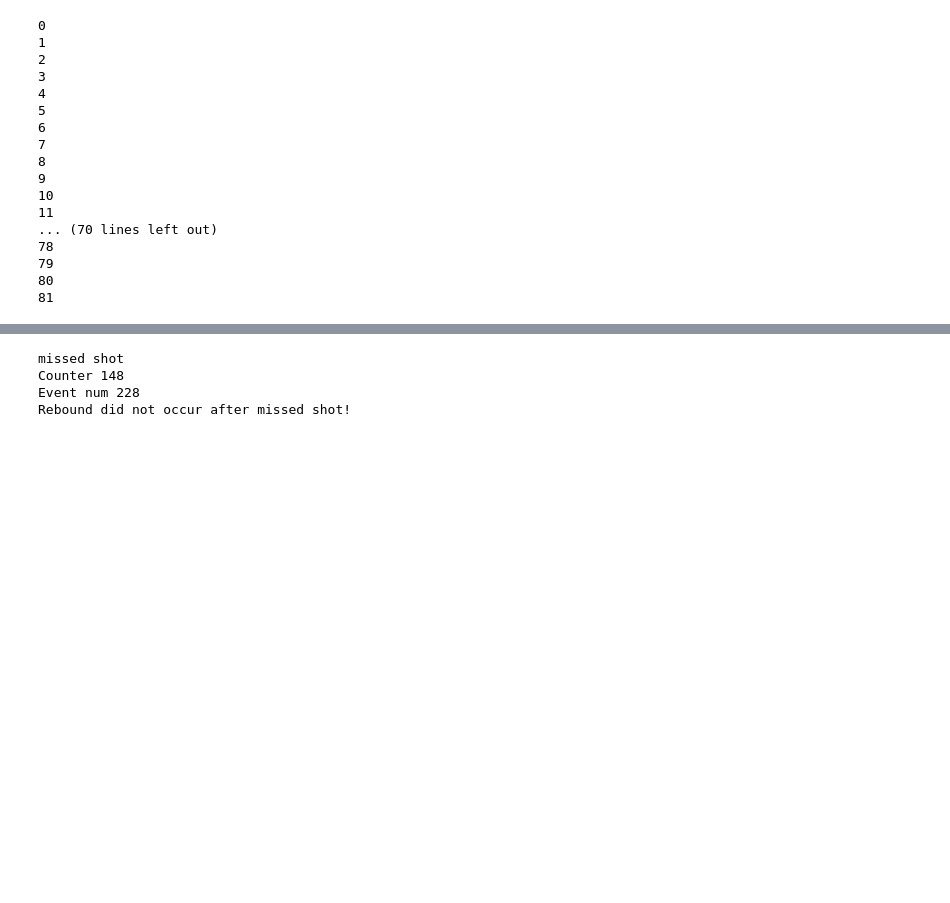
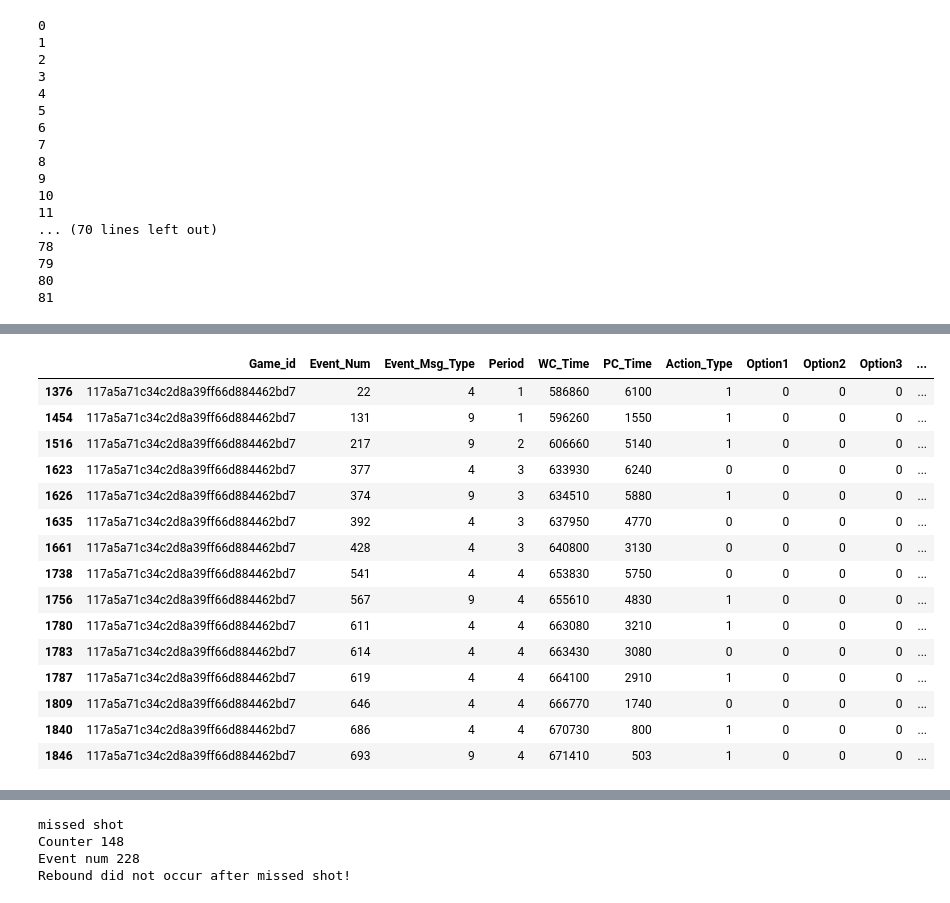
Before and after one commit to wpouse/NBA, a Jupyter notebook: Hackathon Prompt/NBAPlayerRatings.ipynb, the cells around one changed output, grey strips where cells are left out. Cells and saved outputs as stored; diff of their text form; code cells hidden in the pictures; blank space fills up the shorter version.

```diff
--- a/Hackathon Prompt/NBAPlayerRatings.ipynb
+++ b/Hackathon Prompt/NBAPlayerRatings.ipynb
@@ -706,0 +857,19 @@ gamePlayByPlay[180:200]
+# %%
+gamePlayByPlay[gamePlayByPlay['Person1'] == 'db997674156aaff04aede51c0be7f8cf']
+# %% [output]
+|  | Game_id | Event_Num | Event_Msg_Type | Period | WC_Time | PC_Time | Action_Type | Option1 | Option2 | Option3 | ... |
+| 1376 | 117a5a71c34c2d8a39ff66d884462bd7 | 22 | 4 | 1 | 586860 | 6100 | 1 | 0 | 0 | 0 | ... |
+| 1454 | 117a5a71c34c2d8a39ff66d884462bd7 | 131 | 9 | 1 | 596260 | 1550 | 1 | 0 | 0 | 0 | ... |
+| 1516 | 117a5a71c34c2d8a39ff66d884462bd7 | 217 | 9 | 2 | 606660 | 5140 | 1 | 0 | 0 | 0 | ... |
+| 1623 | 117a5a71c34c2d8a39ff66d884462bd7 | 377 | 4 | 3 | 633930 | 6240 | 0 | 0 | 0 | 0 | ... |
+| 1626 | 117a5a71c34c2d8a39ff66d884462bd7 | 374 | 9 | 3 | 634510 | 5880 | 1 | 0 | 0 | 0 | ... |
+| 1635 | 117a5a71c34c2d8a39ff66d884462bd7 | 392 | 4 | 3 | 637950 | 4770 | 0 | 0 | 0 | 0 | ... |
+| 1661 | 117a5a71c34c2d8a39ff66d884462bd7 | 428 | 4 | 3 | 640800 | 3130 | 0 | 0 | 0 | 0 | ... |
+| 1738 | 117a5a71c34c2d8a39ff66d884462bd7 | 541 | 4 | 4 | 653830 | 5750 | 0 | 0 | 0 | 0 | ... |
+| 1756 | 117a5a71c34c2d8a39ff66d884462bd7 | 567 | 9 | 4 | 655610 | 4830 | 1 | 0 | 0 | 0 | ... |
+| 1780 | 117a5a71c34c2d8a39ff66d884462bd7 | 611 | 4 | 4 | 663080 | 3210 | 1 | 0 | 0 | 0 | ... |
+| 1783 | 117a5a71c34c2d8a39ff66d884462bd7 | 614 | 4 | 4 | 663430 | 3080 | 0 | 0 | 0 | 0 | ... |
+| 1787 | 117a5a71c34c2d8a39ff66d884462bd7 | 619 | 4 | 4 | 664100 | 2910 | 1 | 0 | 0 | 0 | ... |
+| 1809 | 117a5a71c34c2d8a39ff66d884462bd7 | 646 | 4 | 4 | 666770 | 1740 | 0 | 0 | 0 | 0 | ... |
+| 1840 | 117a5a71c34c2d8a39ff66d884462bd7 | 686 | 4 | 4 | 670730 | 800 | 1 | 0 | 0 | 0 | ... |
+| 1846 | 117a5a71c34c2d8a39ff66d884462bd7 | 693 | 9 | 4 | 671410 | 503 | 1 | 0 | 0 | 0 | ... |
```
Also changed, not shown: parts of 15 cells of this notebook, 2 other files.
